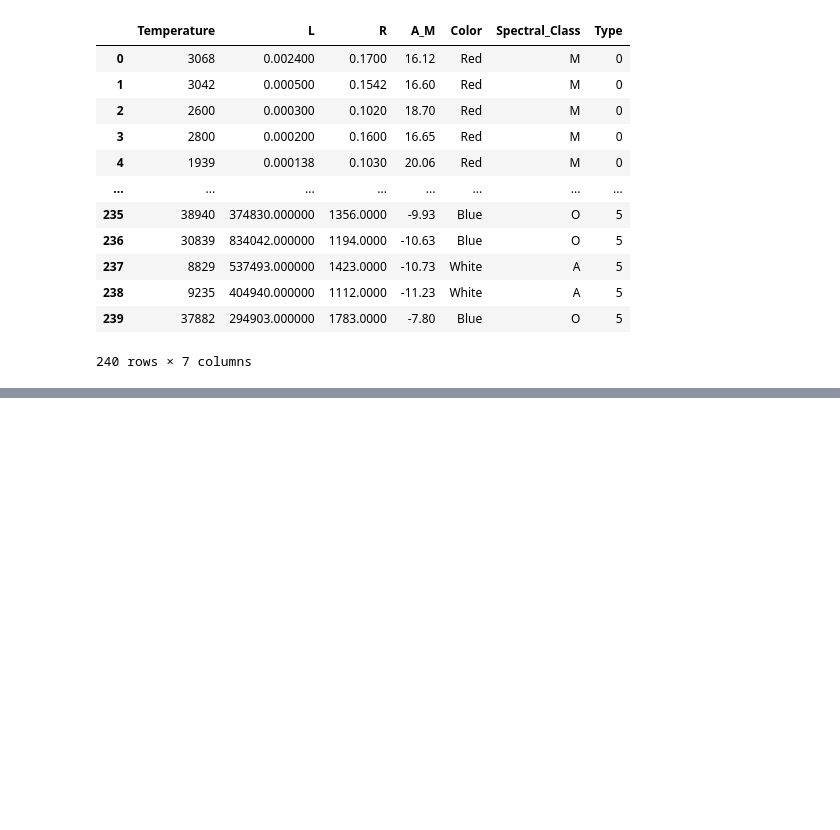
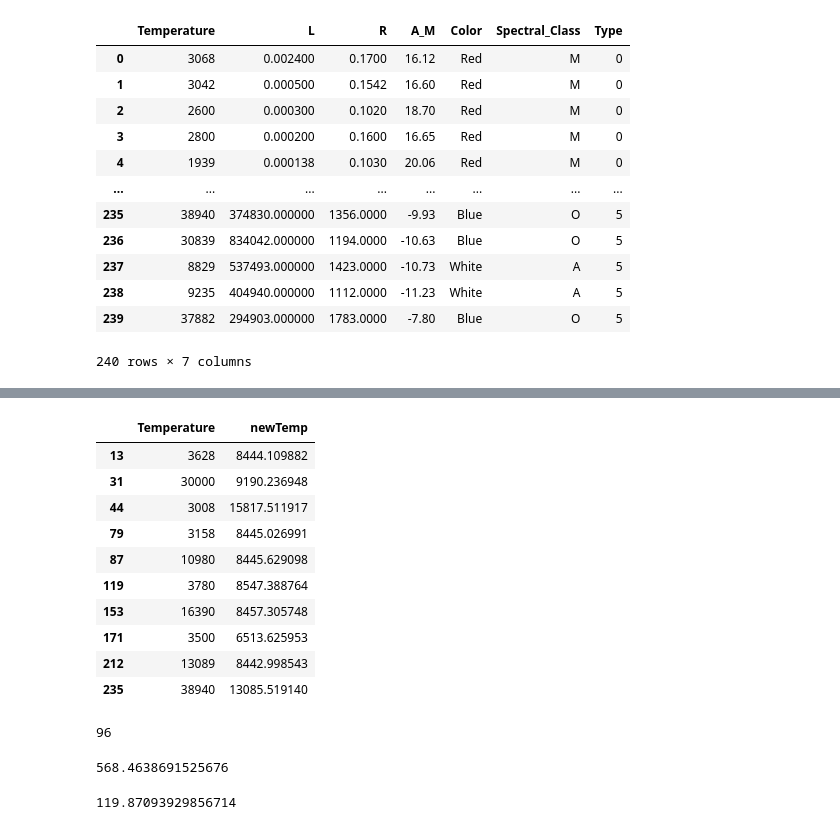
Before and after one commit to spaxima1/DataMinig, a Jupyter notebook: p4/p4.ipynb, the cells around one changed output, grey strips where cells are left out. Saved outputs shown, nothing was run; the diff lists cells and outputs as text; code cells hidden in the pictures; blank space fills up the shorter version.

Commit message:
Chi-Square

```diff
--- a/p4/p4.ipynb
+++ b/p4/p4.ipynb
@@ -107,0 +140,14 @@ array([8153.00180515])
+# %%
+data[['Temperature','newTemp']].loc[data['Temperature']!=data['newTemp']]
+# %% [output]
+|  | Temperature | newTemp |
+| 13 | 3628 | 8444.109882 |
+| 31 | 30000 | 9190.236948 |
+| 44 | 3008 | 15817.511917 |
+| 79 | 3158 | 8445.026991 |
+| 87 | 10980 | 8445.629098 |
+| 119 | 3780 | 8547.388764 |
+| 153 | 16390 | 8457.305748 |
+| 171 | 3500 | 6513.625953 |
+| 212 | 13089 | 8442.998543 |
+| 235 | 38940 | 13085.519140 |
@@ -107,0 +165,17 @@ array([8153.00180515])
+# %%
+df=(len(np.unique(Spectral_Class))-1)*(len(np.unique(color))-1)
+df
+# %% [output]
+96
+# %%
+x_squared, p, dof, expected = chi2_contingency([Spectral_Class,color])
+x_squared
+# %% [output]
+568.4638691525676
+# %%
+from scipy.stats import chi2
+prob=0.95
+critical = chi2.ppf(prob, df)
+critical
+# %% [output]
+119.87093929856714
```
Also changed, not shown: parts of 11 cells of this notebook.
